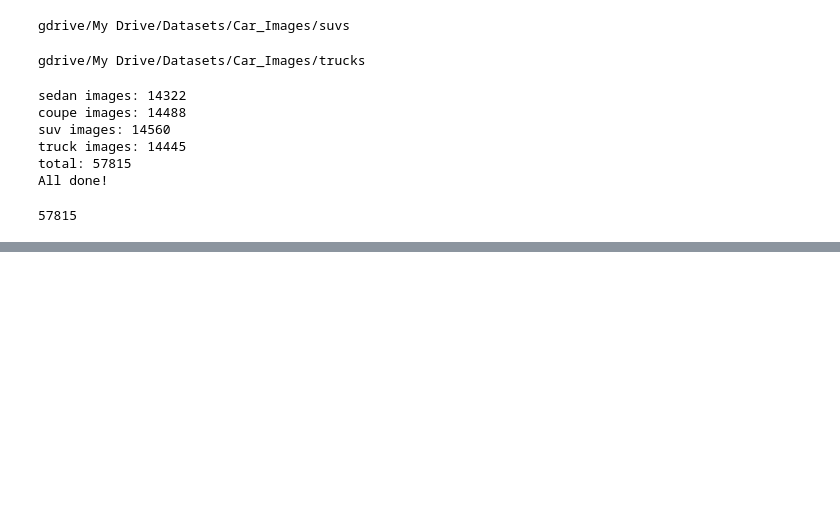
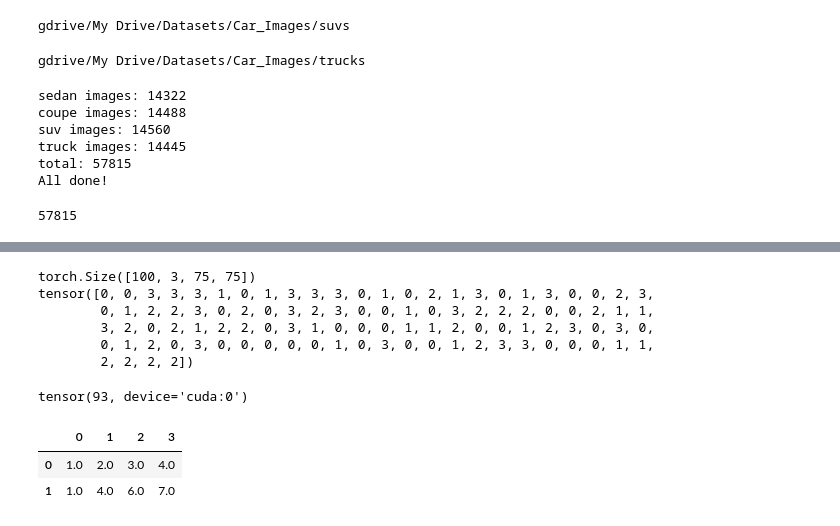
Before and after one commit to Oreolorun/Image-Recognition, a Jupyter notebook: CarTypeImageRegcognition.ipynb, the cells around one changed output, grey strips where cells are left out. Drawn from its saved outputs; the diff is of its cells as text; code cells hidden in the pictures; blank space fills up the shorter version.

```diff
--- a/CarTypeImageRegcognition.ipynb
+++ b/CarTypeImageRegcognition.ipynb
@@ -160,0 +283,16 @@ test_dl = DataLoader(test_ds, batch_size=100, shuffle=True)
+# %%
+for img, lb in test_dl:
+  print(img.shape)
+  print(lb)
+  break
+# %% [output]
+torch.Size([100, 3, 75, 75])
+tensor([0, 0, 3, 3, 3, 1, 0, 1, 3, 3, 3, 0, 1, 0, 2, 1, 3, 0, 1, 3, 0, 0, 2, 3,
+        0, 1, 2, 2, 3, 0, 2, 0, 3, 2, 3, 0, 0, 1, 0, 3, 2, 2, 2, 0, 0, 2, 1, 1,
+        3, 2, 0, 2, 1, 2, 2, 0, 3, 1, 0, 0, 0, 1, 1, 2, 0, 0, 1, 2, 3, 0, 3, 0,
+        0, 1, 2, 0, 3, 0, 0, 0, 0, 0, 1, 0, 3, 0, 0, 1, 2, 3, 3, 0, 0, 0, 1, 1,
+        2, 2, 2, 2])
+# %%
+sum(torch.argmax(model(img.to(device)), dim=1)==lb.to(device))
+# %% [output]
+tensor(93, device='cuda:0')
@@ -161 +302,8 @@ test_dl = DataLoader(test_ds, batch_size=100, shuffle=True)
+# %%
+import pandas as pd
+pd.read_csv('example.csv', header=None)
+# %% [output]
+|  | 0 | 1 | 2 | 3 |
+| 0 | 1.0 | 2.0 | 3.0 | 4.0 |
+| 1 | 1.0 | 4.0 | 6.0 | 7.0 |
 # %%
```
Also changed, not shown: parts of 13 cells of this notebook.
